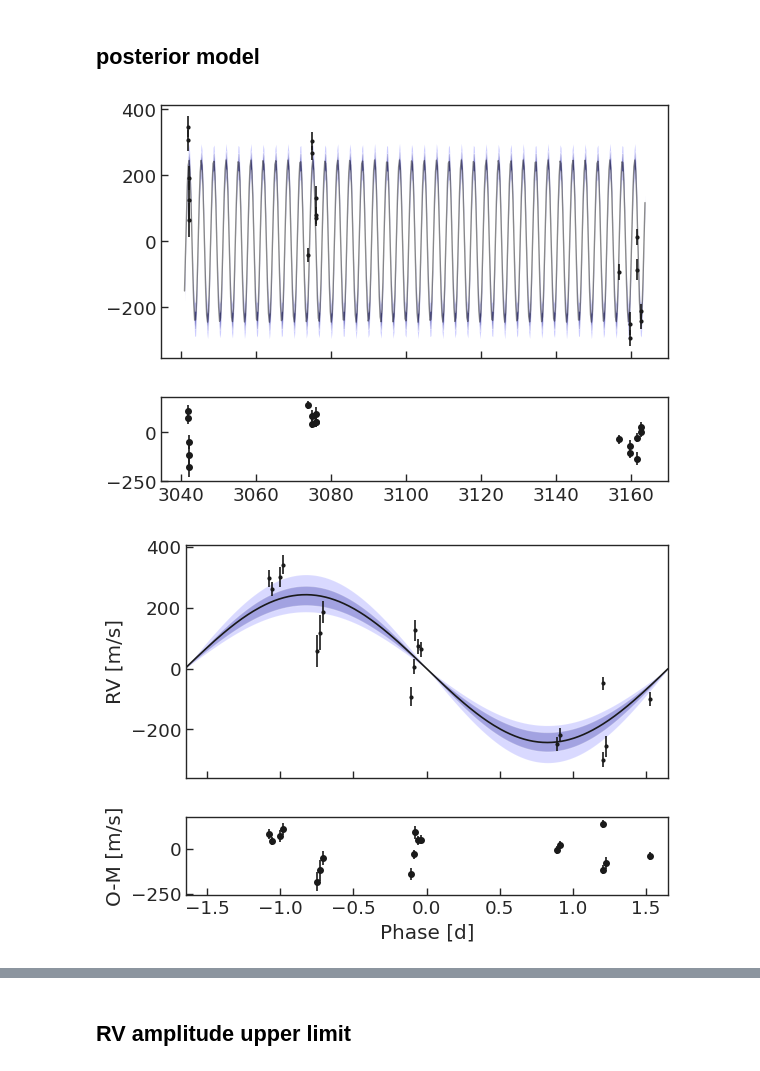
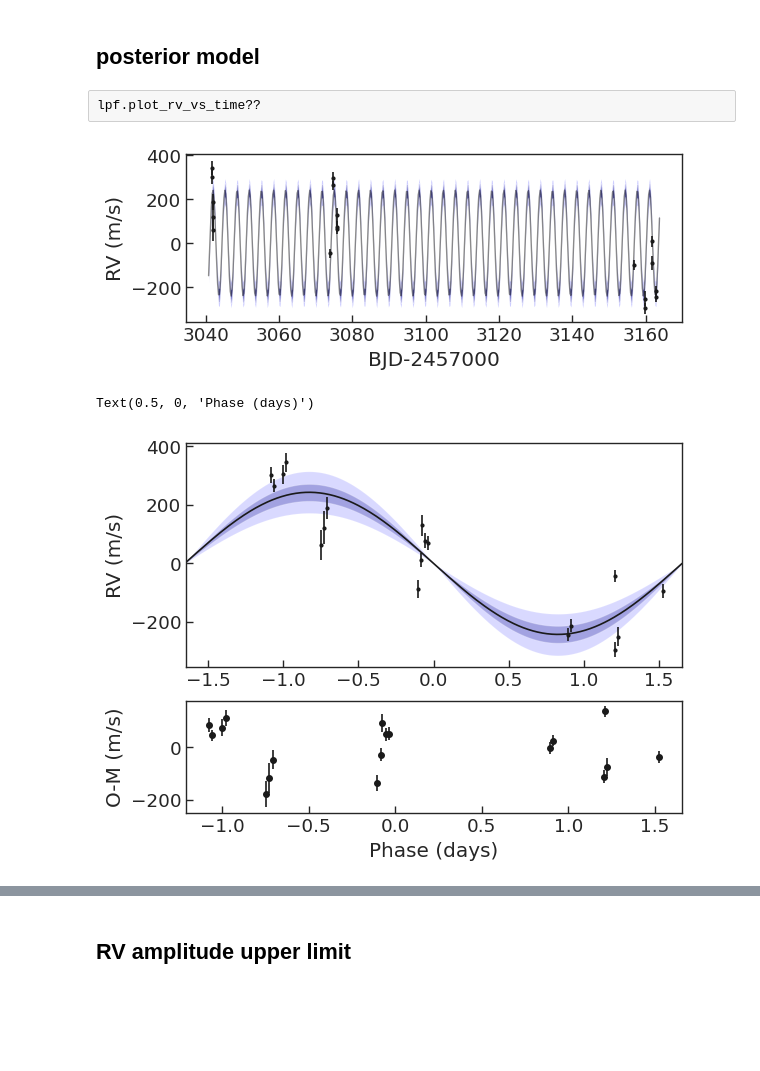
Before and after one commit to jpdeleon/toi5671, a Jupyter notebook: notebooks/RV_fit_pytransit.ipynb, the cells around one changed output, grey strips where cells are left out. Saved outputs shown, nothing was run; the diff lists cells and outputs as text; code cells hidden in the pictures; blank space fills up the shorter version.

```diff
--- a/notebooks/RV_fit_pytransit.ipynb
+++ b/notebooks/RV_fit_pytransit.ipynb
@@ -252,11 +256,22 @@ fig = lpf.plot_rv_vs_phase(planet=0, method='de', ntimes=500);
 lpf.sample_mcmc(niter=10_000, thin=10, repeats=2)
 # %% [markdown]
 ## posterior model
+# %% [raw]
+lpf.plot_rv_vs_time??
 # %%
-fig = lpf.plot_rv_vs_time(method='mcmc');
+fig, axs = pl.subplots(2,1)
+_ = lpf.plot_rv_vs_time(method='mcmc', axs=axs);
+axs[0].set_ylabel("RV (m/s)")
+axs[0].set_xlabel("BJD-2457000")
+fig.delaxes(axs[1])
 # %% [output]
-[figure, old version]
+[figure, new version]
 # %%
-fig = lpf.plot_rv_vs_phase(planet=0, method='mcmc', ntimes=500)
+fig, axs = pl.subplots(2,1, gridspec_kw={'height_ratios': [2,1]})
+_ = lpf.plot_rv_vs_phase(planet=0, method='mcmc', ntimes=500, axs=axs)
+axs[0].set_ylabel("RV (m/s)")
+axs[1].set_ylabel("O-M (m/s)")
+axs[1].set_xlabel("Phase (days)")
 # %% [output]
+Text(0.5, 0, 'Phase (days)')
-[figure, old version]
+[figure, new version]
```
Also changed, not shown: parts of 11 cells of this notebook, 14 other files.
